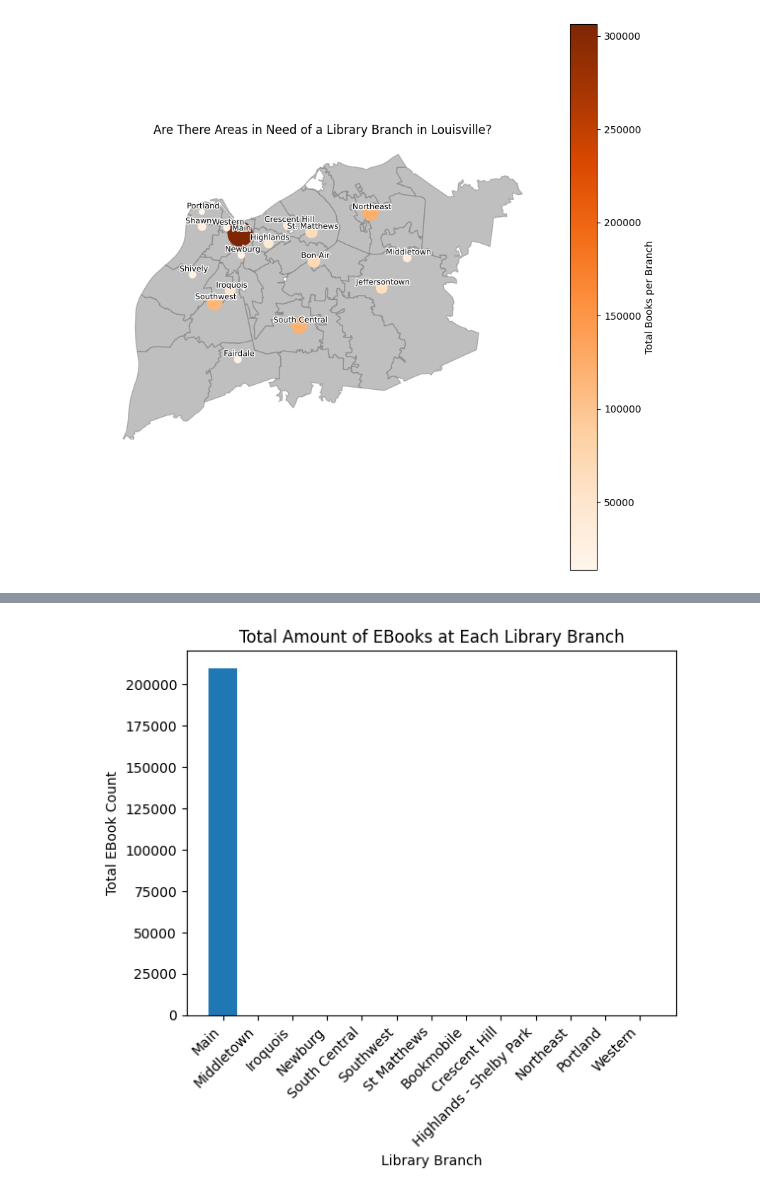
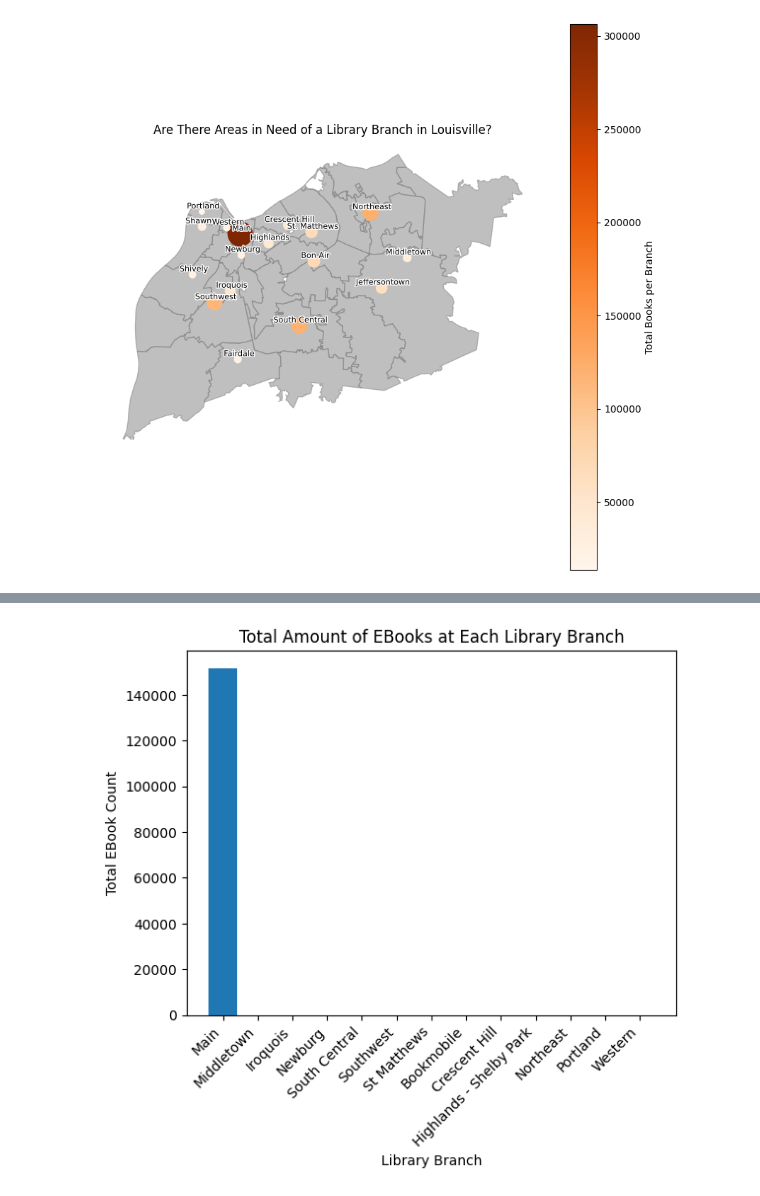
Before and after one commit to btl930/louisville_library_inventory_analysis, a Jupyter notebook: notebook/louisville_library_inventory_analysis.ipynb, the cells around one changed output, grey strips where cells are left out. Cells and saved outputs as stored; diff of their text form; code cells hidden in the pictures.

```diff
--- a/notebook/louisville_library_inventory_analysis.ipynb
+++ b/notebook/louisville_library_inventory_analysis.ipynb
@@ -584,17 +613,17 @@ for x, y, name in zip(
 # %%
-ebook_items = df[df['ItemType'].isin(['Ebook', 'Eaudiobook', 'Emagazine'])]
+ebooks = df[df['ItemType'].isin(['Ebook'])]
 # %%
-ebook_count = ebook_items.groupby('ItemLocation')['ItemType'].size().sort_values(ascending=False)
+ebook_count = ebooks.groupby('ItemLocation')['ItemType'].size().sort_values(ascending=False)
 ebook_count
 
 plt.bar(ebook_count.index, ebook_count.values)
 plt.xticks(rotation=45, ha='right')
 
 plt.xlabel('Library Branch')
 plt.ylabel('Total EBook Count')
 plt.title('Total Amount of EBooks at Each Library Branch')
 
 plt.show()
 # %% [output]
-[figure, old version]
+[figure, new version]
 # %%
```
Also changed, not shown: parts of 35 cells of this notebook, 4 other files.
